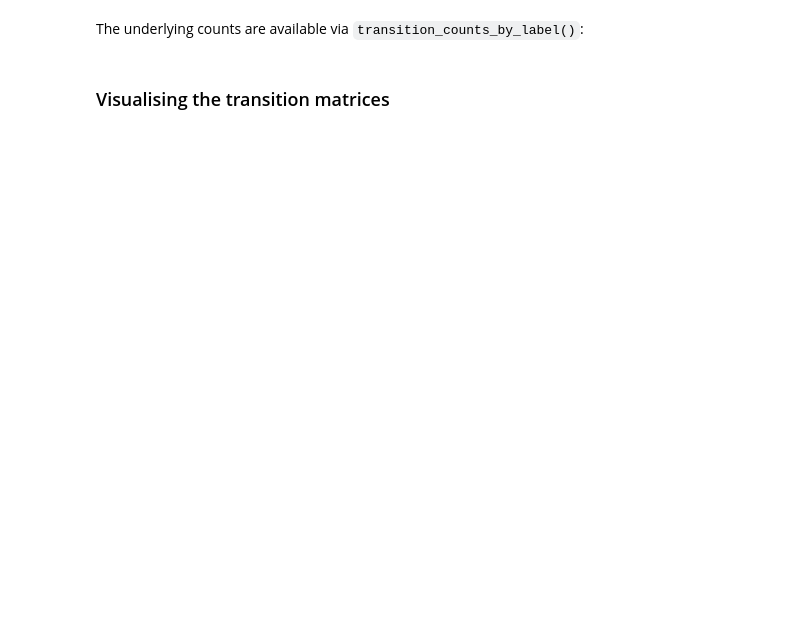
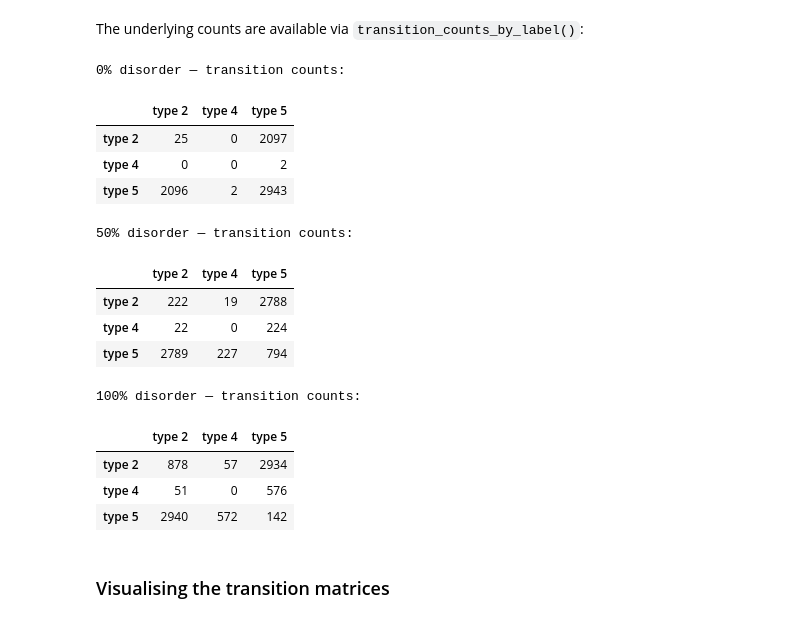
Before and after one commit to bjmorgan/site-analysis, a Jupyter notebook: tutorials/residence_times_and_transitions.ipynb, the cells around one changed output. Saved outputs shown, nothing was run; the diff lists cells and outputs as text; code cells hidden in the pictures; blank space fills up the shorter version.

```diff
--- a/tutorials/residence_times_and_transitions.ipynb
+++ b/tutorials/residence_times_and_transitions.ipynb
@@ -202,9 +238,25 @@ The underlying counts are available via `transition_counts_by_label()`:
 # %%
 for disorder, traj in trajectories.items():
     counts = traj.transition_counts_by_label().filter(site_type_keys)
-
+    df = pd.DataFrame(counts.matrix, index=counts.keys, columns=counts.keys)
     print(f"\n{disorder} disorder — transition counts:")
-    print_transition_table(counts, fmt='>8')
+    display(df)
+# %% [output]
+0% disorder — transition counts:
+|  | type 2 | type 4 | type 5 |
+| type 2 | 25 | 0 | 2097 |
+| type 4 | 0 | 0 | 2 |
+| type 5 | 2096 | 2 | 2943 |
+50% disorder — transition counts:
+|  | type 2 | type 4 | type 5 |
+| type 2 | 222 | 19 | 2788 |
+| type 4 | 22 | 0 | 224 |
+| type 5 | 2789 | 227 | 794 |
+100% disorder — transition counts:
+|  | type 2 | type 4 | type 5 |
+| type 2 | 878 | 57 | 2934 |
+| type 4 | 51 | 0 | 576 |
+| type 5 | 2940 | 572 | 142 |
 # %% [markdown]
 ### Visualising the transition matrices
 # %%
```
Also changed, not shown: parts of 13 cells of this notebook, 3 other files.
